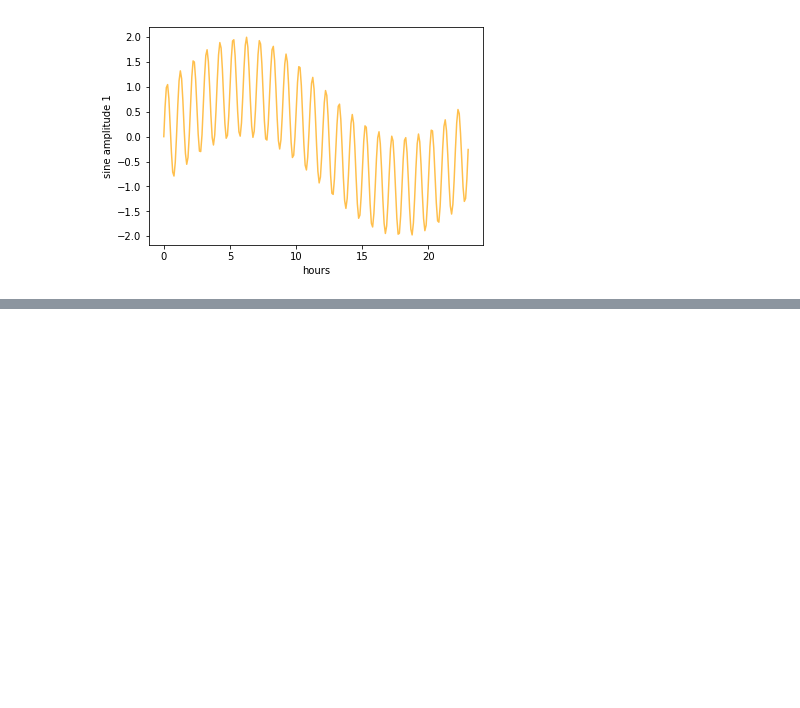
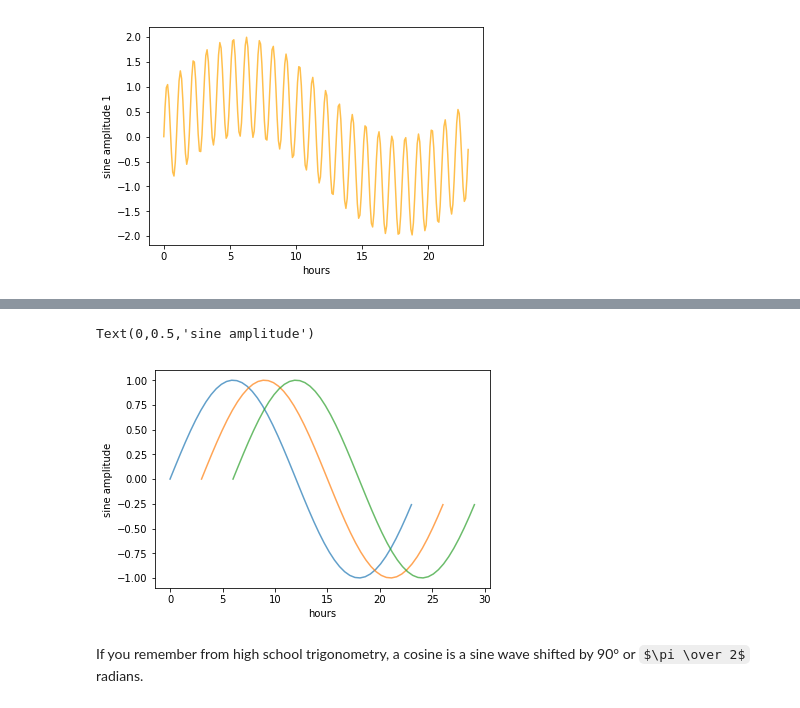
Before and after one commit to beifengno01/mlbook-code, a Jupyter notebook: timeseries/fourier.ipynb, the cells around one changed output, grey strips where cells are left out. Drawn from its saved outputs; the diff is of its cells as text; code cells hidden in the pictures; some formulas as TeX source; blank space fills up the shorter version.

```diff
--- a/timeseries/fourier.ipynb
+++ b/timeseries/fourier.ipynb
@@ -123,0 +130,13 @@ We can see that there is an overall trend during the day and then lots of bounci
+# %%
+x = np.linspace(0,23,24*2) # hours 0 to 23 and give me 2 data point per hour
+f = 1/24 # 1 cycle per 24 hours
+plt.plot(x+0,sinewave(x,f), alpha=0.7)
+plt.plot(x+3,sinewave(x,f), alpha=0.7) # shift start by 3 hours
+plt.plot(x+6,sinewave(x,f), alpha=0.7) # shift 6 hours
+plt.xlabel('hours')
+plt.ylabel('sine amplitude')
+# %% [output]
+Text(0,0.5,'sine amplitude')
+[figure, added]
+# %% [markdown]
+If you remember from high school trigonometry, a cosine is a sine wave shifted by 90° or $\pi \over 2$ radians.
```
Also changed, not shown: parts of 5 cells of this notebook.
